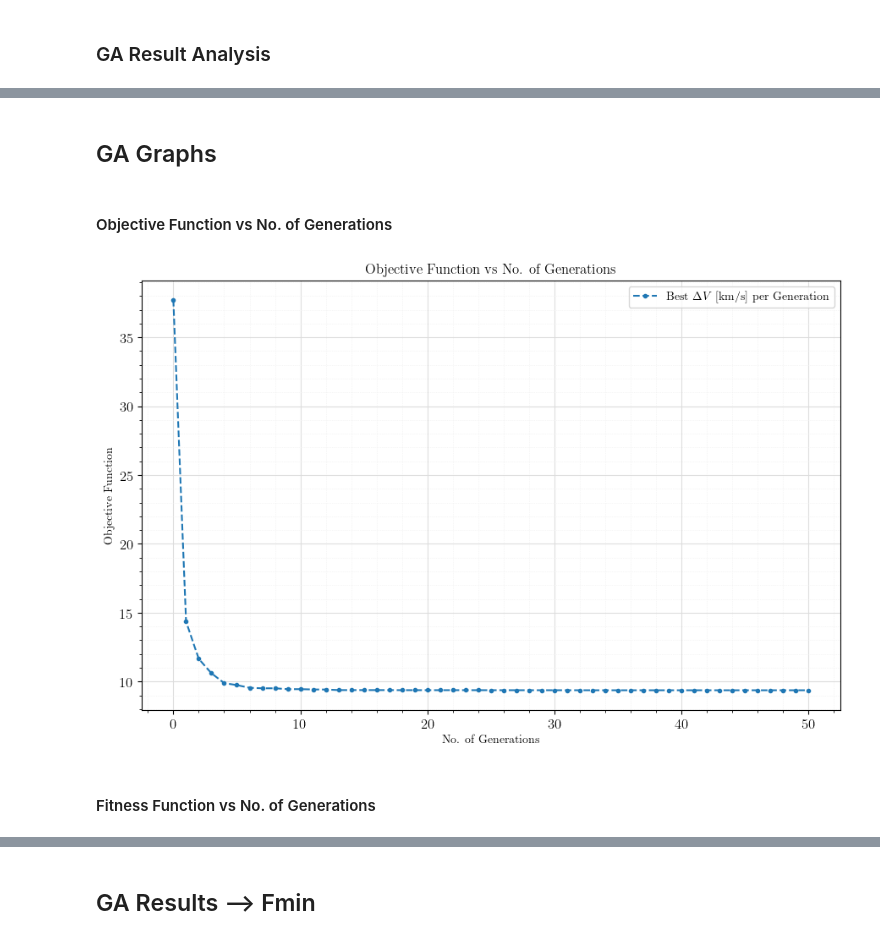
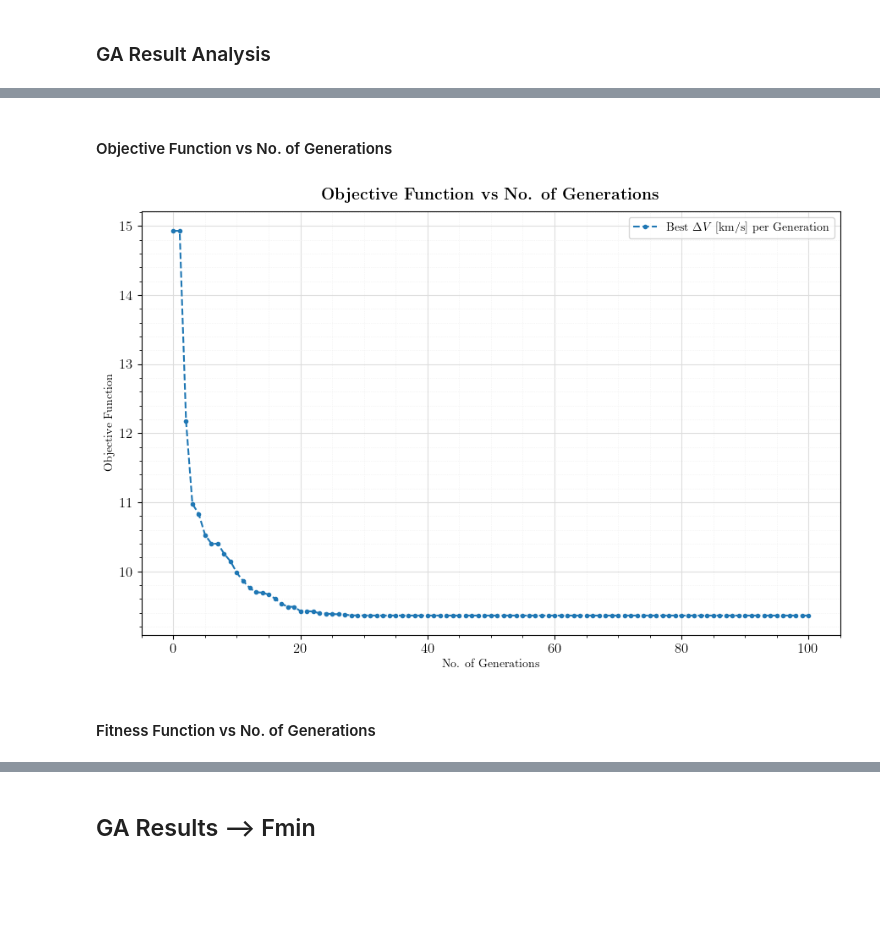
Before and after one commit to snath222/IP-Trajectory-Optimisation-SN, a Jupyter notebook: Voyager II - Optimisation Algo.ipynb, the cells around one changed output, grey strips where cells are left out. Saved outputs shown, nothing was run; the diff lists cells and outputs as text; code cells hidden in the pictures; blank space fills up the shorter version.

```diff
--- a/Voyager II - Optimisation Algo.ipynb
+++ b/Voyager II - Optimisation Algo.ipynb
@@ -948,6 +989,6 @@ Uranus-Neptune: 1096.4144560187124 days
 # %% [markdown]
 ### 1.2) Define the range for each date allowed for algorithm
 # %%
-population = spacing = 20
+population = spacing = 15
 print("No. of Iterations:", spacing**5)
 # %% [output]
@@ -2170,7 +2246,7 @@ array([43080.63833168, 44288.86238944, 45167.18457533, 45540.29867834,
 
 https://pymoo.org/operators/crossover.html
 # %%
-def sbx_crossover(parent_1, parent_2, eta=1.5):
+def sbx_crossover(parent_1, parent_2, eta):
     offspring_1 = parent_1[:]
     offspring_2 = parent_2[:]
 
@@ -2297,7 +2373,7 @@ def run_genetic_algorithm(
             # Apply crossover based on crossover probability
             if random.random() < crossover_per:
                 offspring_1, offspring_2 = sbx_crossover(
-                    parents_list[i], parents_list[i + 1]
+                    parents_list[i], parents_list[i + 1], eta=1.5
                 )
             else:
                 # If no crossover, children are exact copies of parents
@@ -2367,11 +2443,17 @@ def run_genetic_algorithm(
 # mutation_per = 0.35
 # n_generations = 25
 
-n_population = 2500
-n_elite = 10
+# n_population = 2500
+# n_elite = 10
+# crossover_per = 0.9
+# mutation_per = 0.3
+# n_generations = 300
+
+n_population = 500
+n_elite = 25
 crossover_per = 0.9
-mutation_per = 0.3
-n_generations = 50
+mutation_per = 0.1
+n_generations = 100
 # %%
 %%time
 
@@ -2613,45 +2704,41 @@ GA_list
-# %% [markdown]
-## GA Graphs
-# %% [markdown]
-#### Objective Function vs No. of Generations
+# %% [markdown]
+#### Objective Function vs No. of Generations
 # %%
 generations = list(range(len(best_solutions_per_generation)))  # X-axis (Generation numbers)
 deltaV_values_GA = []  # Y-axis (Best Delta V per generation)
-fuel_mass_values = []
 
 for solution in best_solutions_per_generation:
     best_deltaV, best_fuel_mass, _ = find_deltaV_mission(*solution)  # Compute Delta V for each best solution
     deltaV_values_GA.append(best_deltaV)
-    fuel_mass_values.append(best_fuel_mass)
 
 # Plot the data
 fig, ax = plt.subplots(figsize=(9, 6))
 
 plt.plot(generations[:], deltaV_values_GA[:], marker='.', linestyle='--', label="Best $\Delta V$ [km/s] per Generation")
 
 plt.xlabel("No. of Generations")
 plt.ylabel("Objective Function")
 
-plt.title("Objective Function vs No. of Generations")
+plt.title(r"\textbf{Objective Function vs No. of Generations}", pad=10, fontsize=14)
 
 plt.legend(loc="best")
 
 # Improve grid and ticks
 ax.grid(which='major', color='#DDDDDD', linewidth=0.8)
 ax.grid(which='minor', color='#EEEEEE', linestyle=':', linewidth=0.5)
 ax.minorticks_on()
 
 # Customize tick parameters
 ax.tick_params(axis='both', which='major', labelsize=12)
 ax.tick_params(axis='both', which='minor', labelsize=10)
 
 plt.tight_layout()
 
 # Show plot
 plt.show()
 # %% [output]
-[figure, old version]
+[figure, new version]
-# %% [markdown]
-#### Fitness Function vs No. of Generations
+# %% [markdown]
+#### Fitness Function vs No. of Generations
 # %%
 fitness_values_deltaV = 1/np.array(deltaV_values_GA)
```
Also changed, not shown: parts of 89 cells of this notebook, 14 other files.
